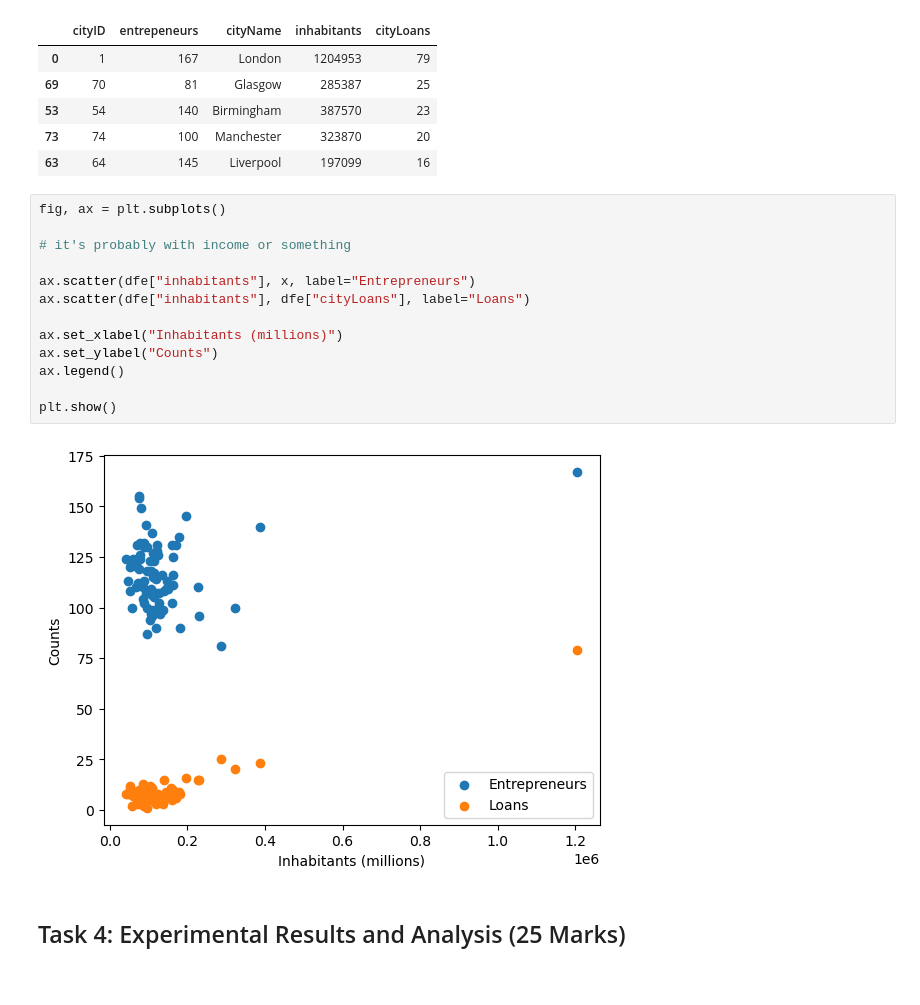
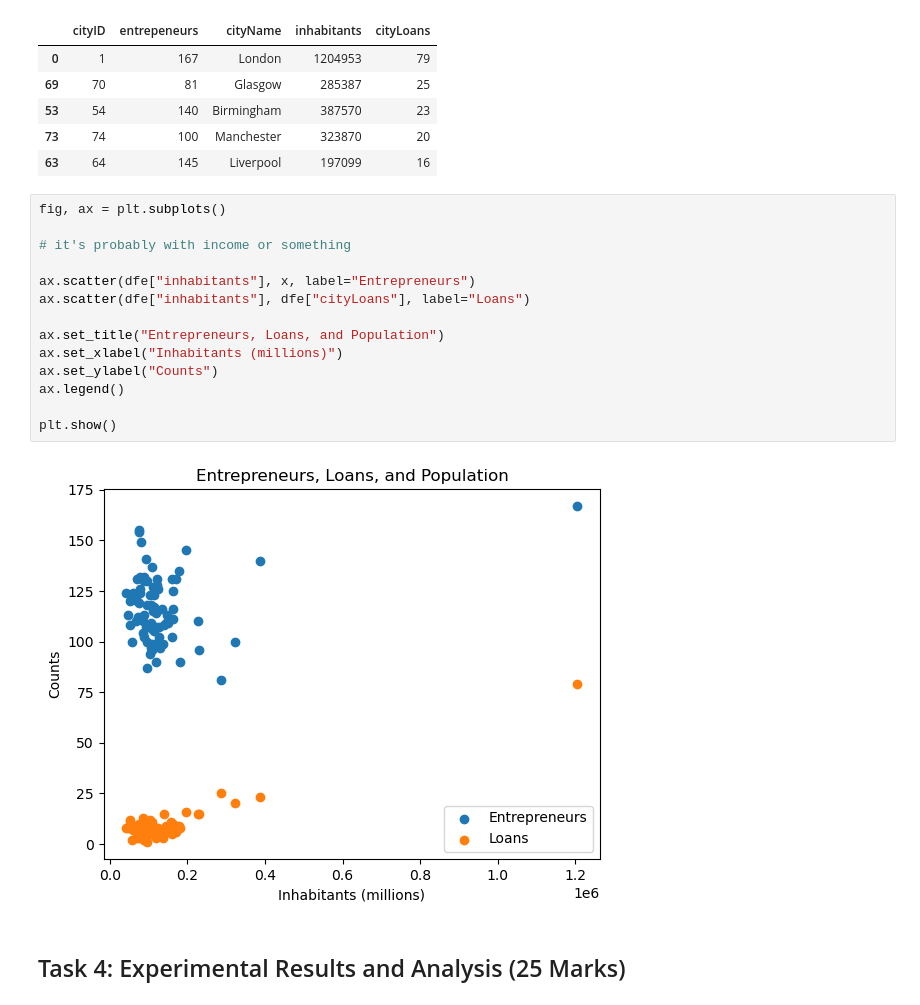
Before and after one commit to irismessage/data-essay, a Jupyter notebook: DATA Assessment 2023-24.ipynb, the cells around one changed output. Cells and saved outputs as stored; diff of their text form.

```diff
--- a/DATA Assessment 2023-24.ipynb
+++ b/DATA Assessment 2023-24.ipynb
@@ -972,18 +972,19 @@ dfe.sort_values(by="cityLoans", axis=0, ascending=False).head()
 # %%
 fig, ax = plt.subplots()
 
 # it's probably with income or something
 
 ax.scatter(dfe["inhabitants"], x, label="Entrepreneurs")
 ax.scatter(dfe["inhabitants"], dfe["cityLoans"], label="Loans")
 
+ax.set_title("Entrepreneurs, Loans, and Population")
 ax.set_xlabel("Inhabitants (millions)")
 ax.set_ylabel("Counts")
 ax.legend()
 
 plt.show()
 # %% [output]
-[figure, old version]
+[figure, new version]
 # %% [markdown]
 ## Task 4: Experimental Results and Analysis (25 Marks)
 # %% [markdown]
```
Also changed, not shown: parts of 3 cells of this notebook.
